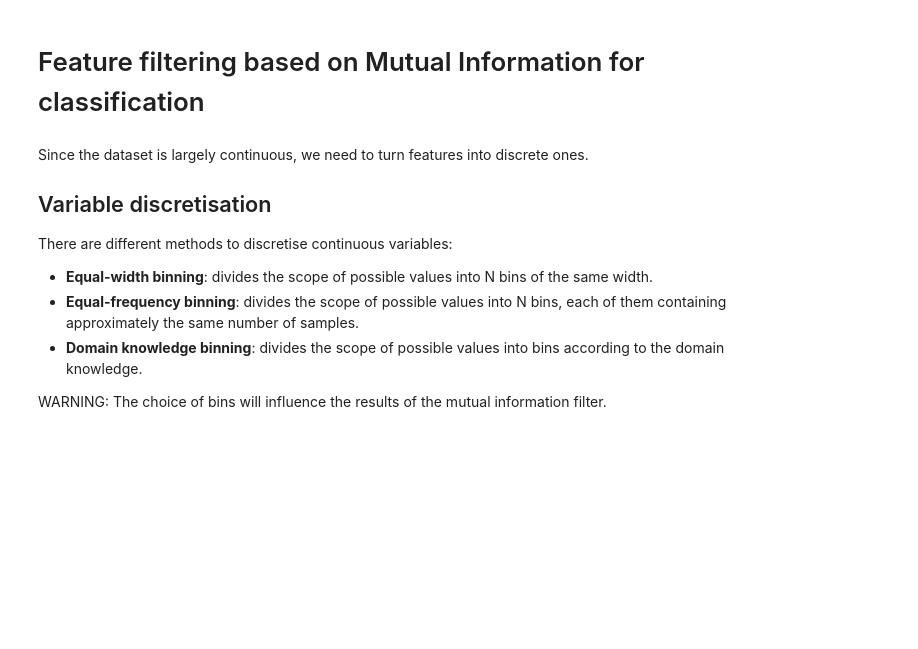
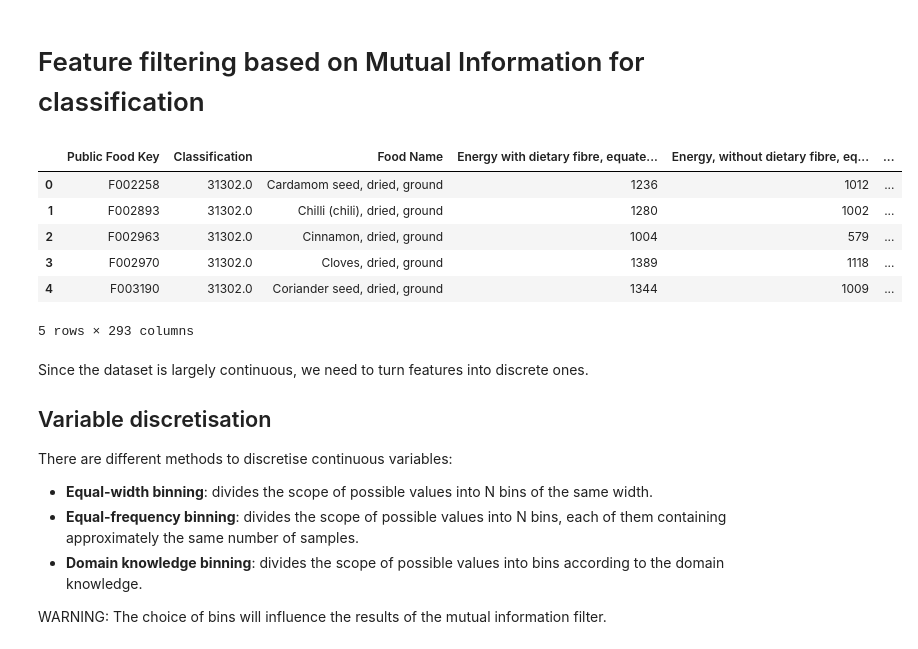
Before and after one commit to d4vidsha/food-groups-classification-model, a Jupyter notebook: src/mutual-information.ipynb, the cells around one changed output. Saved outputs shown, nothing was run; the diff lists cells and outputs as text; code cells hidden in the pictures; blank space fills up the shorter version.

```diff
--- a/src/mutual-information.ipynb
+++ b/src/mutual-information.ipynb
@@ -1,22 +1,29 @@
 # %% [markdown]
 # Feature filtering based on Mutual Information for classification
 # %%
+# import libraries and data
+
 import pandas as pd
 import os
 import numpy as np
 from sklearn.feature_selection import mutual_info_classif
 
 # depending on the OS the path to the data file is different
 if os.name == 'nt':
-    data_nutr = pd.read_excel(r'..\data\nutrient-file-release2-jan22.xlsx', sheet_name='All solids & liquids per 100g')
+    data = pd.read_excel(r'..\data\nutrient-file-release2-jan22.xlsx', sheet_name='All solids & liquids per 100g')
 elif os.name == 'posix':
-    data_nutr = pd.read_excel(r'../data/nutrient-file-release2-jan22.xlsx', sheet_name='All solids & liquids per 100g')
-
-# dataframe with only data columns
-
+    data = pd.read_excel(r'../data/nutrient-file-release2-jan22.xlsx', sheet_name='All solids & liquids per 100g')
 
 # print first 5 results.
-data_nutr.head()
+data.head()
+# %% [output]
+|  | Public Food Key | Classification | Food Name | Energy with dietary fibre, equate... | Energy, without dietary fibre, eq... | ... |
+| 0 | F002258 | 31302.0 | Cardamom seed, dried, ground | 1236 | 1012 | ... |
+| 1 | F002893 | 31302.0 | Chilli (chili), dried, ground | 1280 | 1002 | ... |
+| 2 | F002963 | 31302.0 | Cinnamon, dried, ground | 1004 | 579 | ... |
+| 3 | F002970 | 31302.0 | Cloves, dried, ground | 1389 | 1118 | ... |
+| 4 | F003190 | 31302.0 | Coriander seed, dried, ground | 1344 | 1009 | ... |
+5 rows × 293 columns
 # %% [markdown]
 Since the dataset is largely continuous, we need to turn features into discrete ones.
 
```
Also changed, not shown: parts of 3 cells of this notebook, 1 other file.
